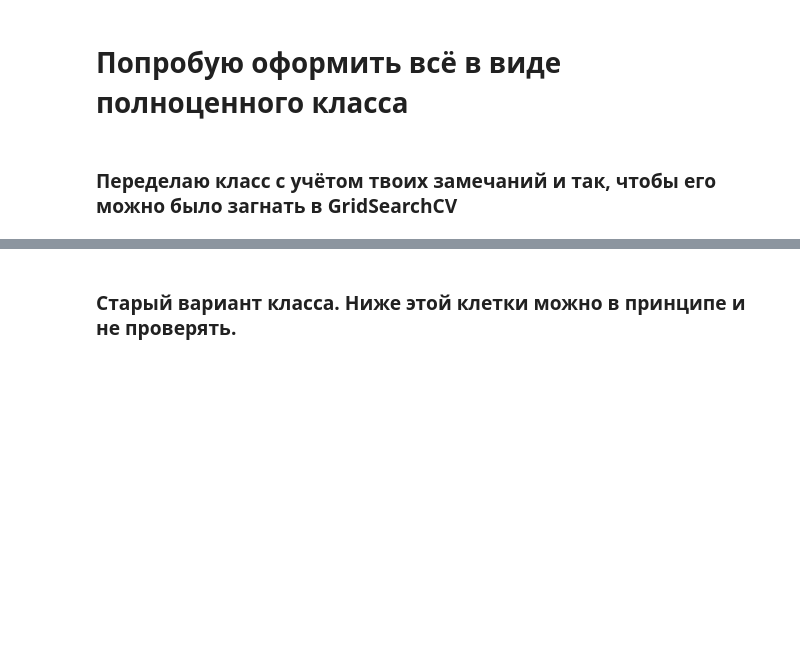
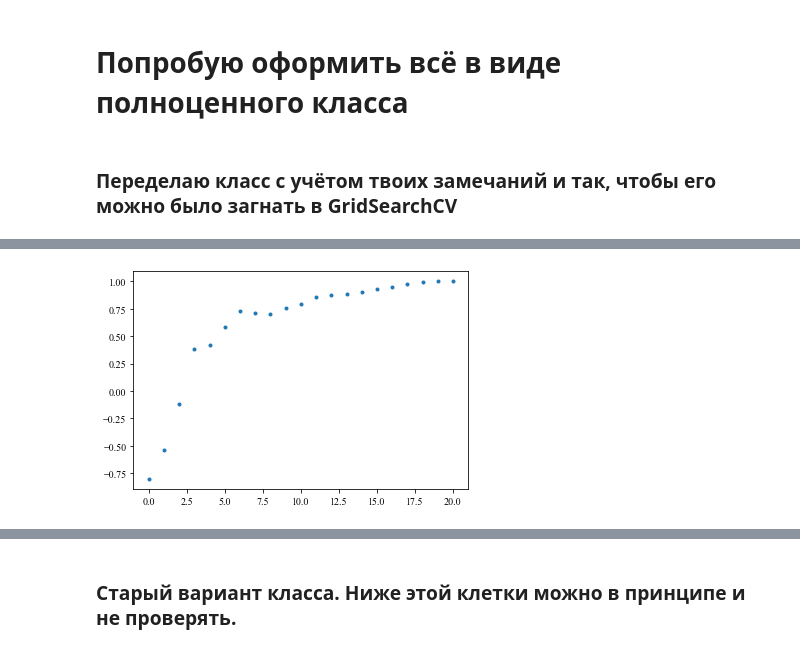
Before and after one commit to 89605502155/ML-repositry, a Jupyter notebook: N-PLS.ipynb, the cells around one changed output, grey strips where cells are left out. Cells and saved outputs as stored; diff of their text form; code cells hidden in the pictures; blank space fills up the shorter version.

```diff
--- a/N-PLS.ipynb
+++ b/N-PLS.ipynb
@@ -252,0 +308,5 @@ Wall time: 1min 35s
+# %%
+plt.plot(gridCought.cv_results_[ "mean_train_score" ],".")
+plt.show();
+# %% [output]
+[figure, added]
```
Also changed, not shown: parts of 23 cells of this notebook.
